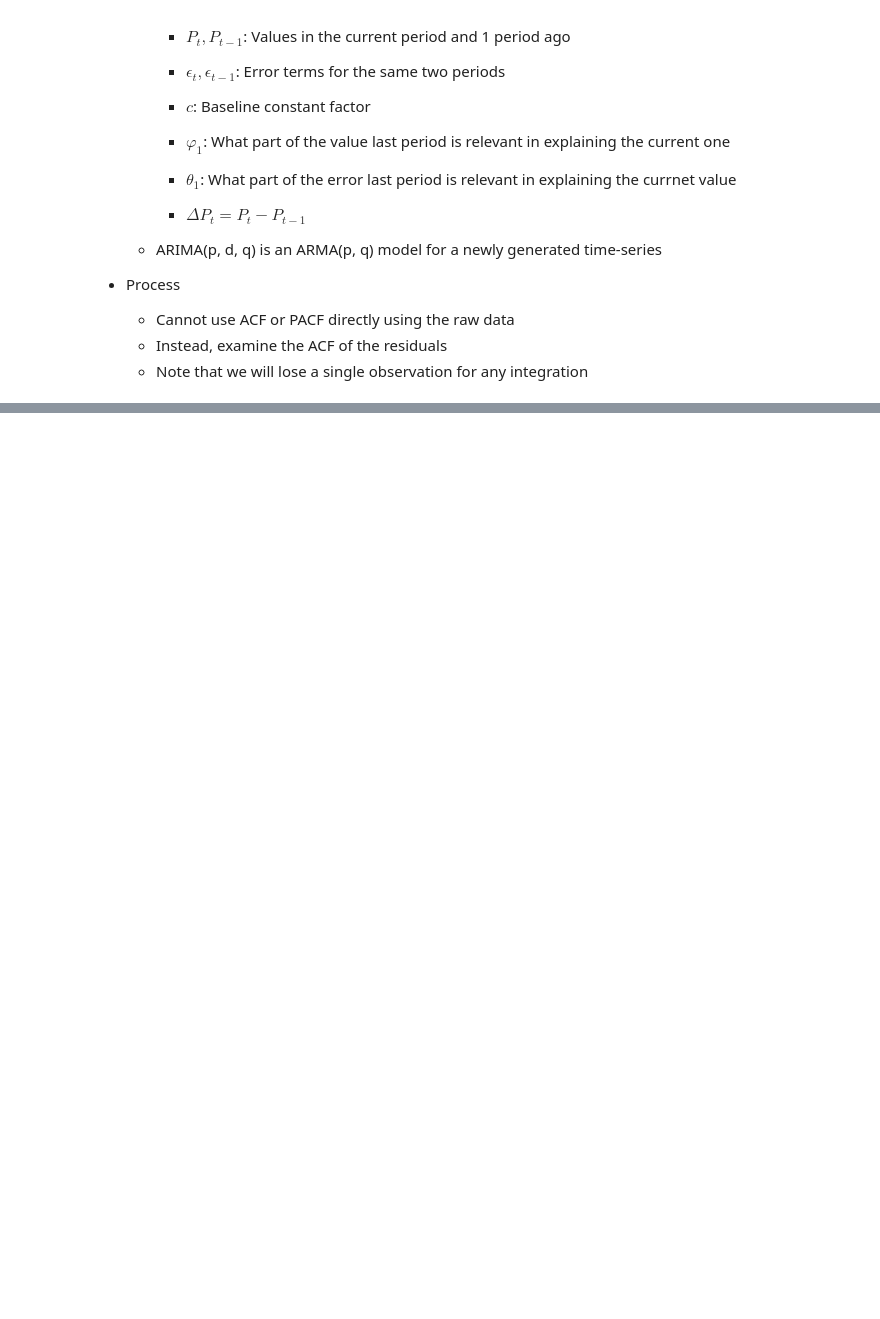
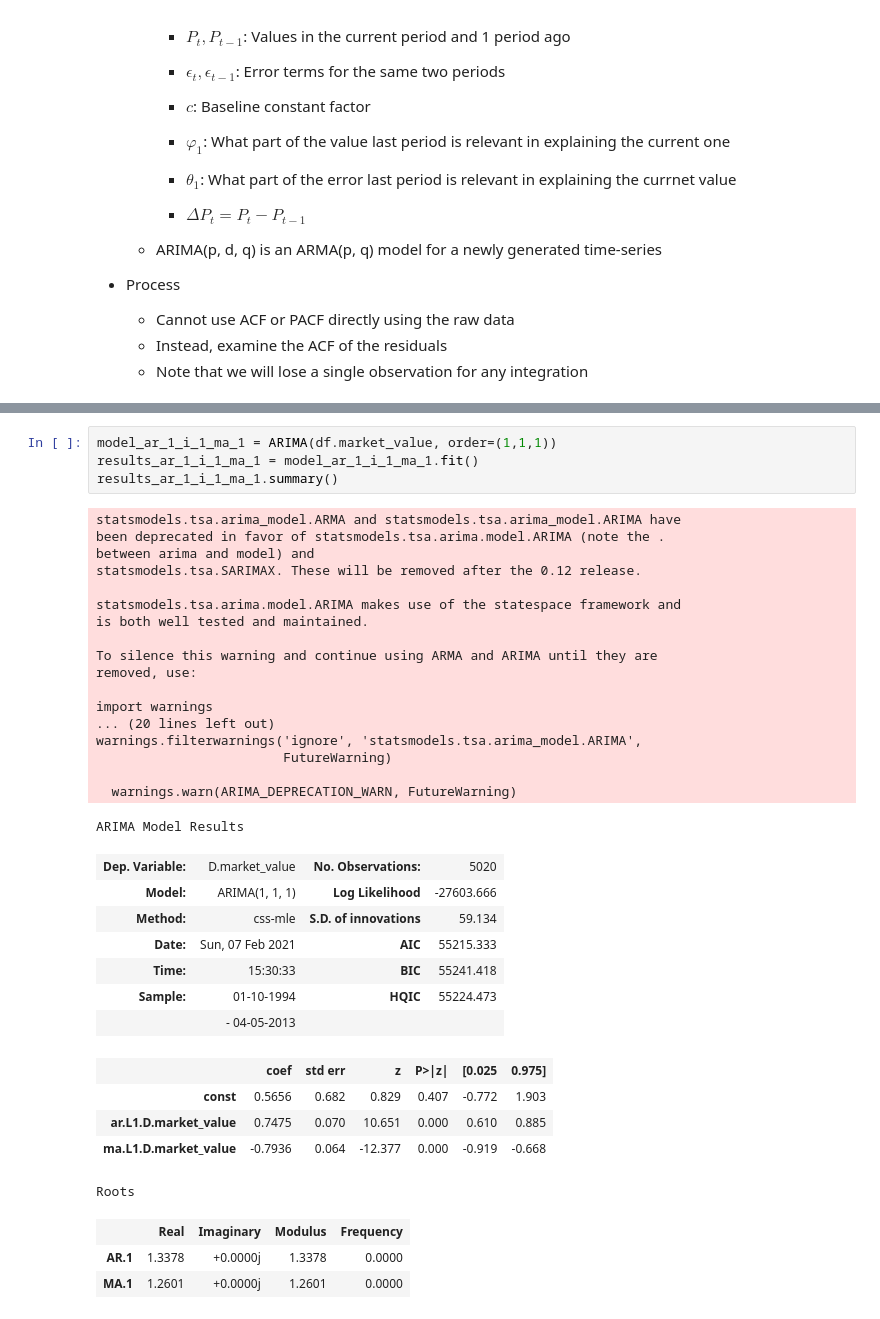
Before and after one commit to mkang32/snp500-analysis, a Jupyter notebook: notebooks/6.the_ARIMA_model.ipynb, the cells around one changed output, grey strips where cells are left out. Cells and saved outputs as stored; diff of their text form; blank space fills up the shorter version.

```diff
--- a/notebooks/6.the_ARIMA_model.ipynb
+++ b/notebooks/6.the_ARIMA_model.ipynb
@@ -59,0 +120,38 @@
+# %%
+model_ar_1_i_1_ma_1 = ARIMA(df.market_value, order=(1,1,1))
+results_ar_1_i_1_ma_1 = model_ar_1_i_1_ma_1.fit()
+results_ar_1_i_1_ma_1.summary()
+# %% [output]
+statsmodels.tsa.arima_model.ARMA and statsmodels.tsa.arima_model.ARIMA have
+been deprecated in favor of statsmodels.tsa.arima.model.ARIMA (note the .
+between arima and model) and
+statsmodels.tsa.SARIMAX. These will be removed after the 0.12 release.
+
+statsmodels.tsa.arima.model.ARIMA makes use of the statespace framework and
+is both well tested and maintained.
+
+To silence this warning and continue using ARMA and ARIMA until they are
+removed, use:
+
+import warnings
+... (20 lines left out)
+warnings.filterwarnings('ignore', 'statsmodels.tsa.arima_model.ARIMA',
+                        FutureWarning)
+
+  warnings.warn(ARIMA_DEPRECATION_WARN, FutureWarning)
+ARIMA Model Results
+| Dep. Variable: | D.market_value | No. Observations: | 5020 |
+| Model: | ARIMA(1, 1, 1) | Log Likelihood | -27603.666 |
+| Method: | css-mle | S.D. of innovations | 59.134 |
+| Date: | Sun, 07 Feb 2021 | AIC | 55215.333 |
+| Time: | 15:30:33 | BIC | 55241.418 |
+| Sample: | 01-10-1994 | HQIC | 55224.473 |
+|  | - 04-05-2013 |  |  |
+|  | coef | std err | z | P>|z| | [0.025 | 0.975] |
+| const | 0.5656 | 0.682 | 0.829 | 0.407 | -0.772 | 1.903 |
+| ar.L1.D.market_value | 0.7475 | 0.070 | 10.651 | 0.000 | 0.610 | 0.885 |
+| ma.L1.D.market_value | -0.7936 | 0.064 | -12.377 | 0.000 | -0.919 | -0.668 |
+Roots
+|  | Real | Imaginary | Modulus | Frequency |
+| AR.1 | 1.3378 | +0.0000j | 1.3378 | 0.0000 |
+| MA.1 | 1.2601 | +0.0000j | 1.2601 | 0.0000 |
```
Also changed, not shown: parts of 22 cells of this notebook.
